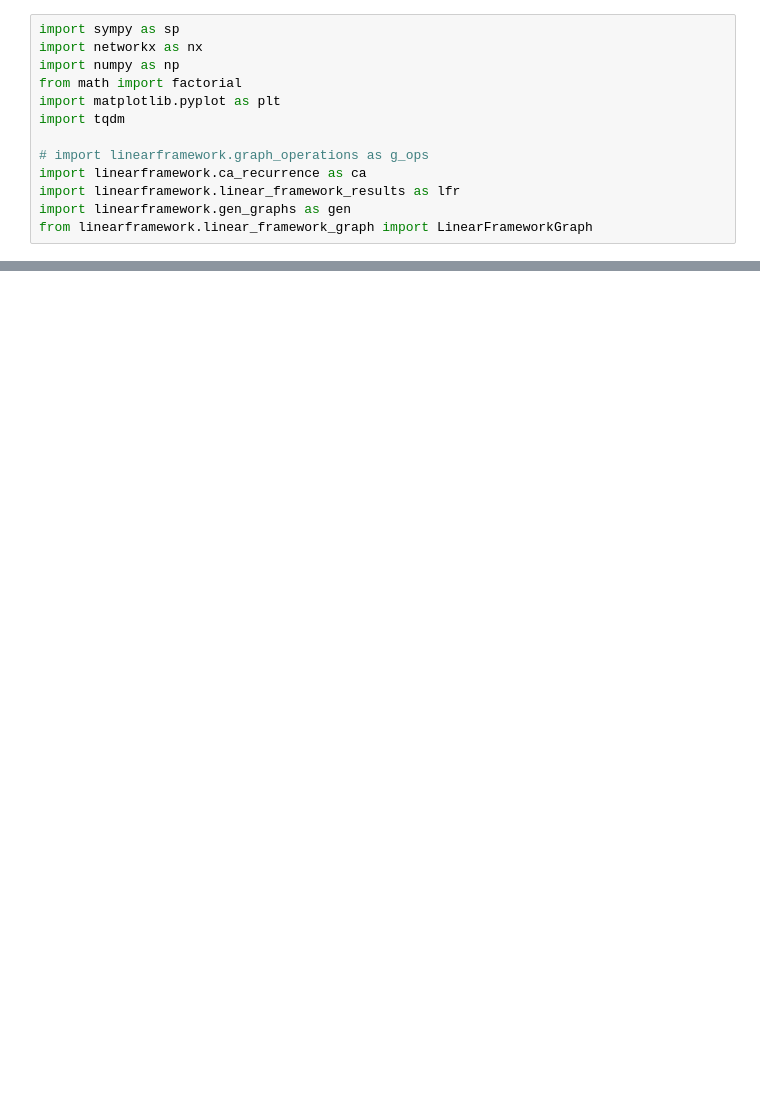
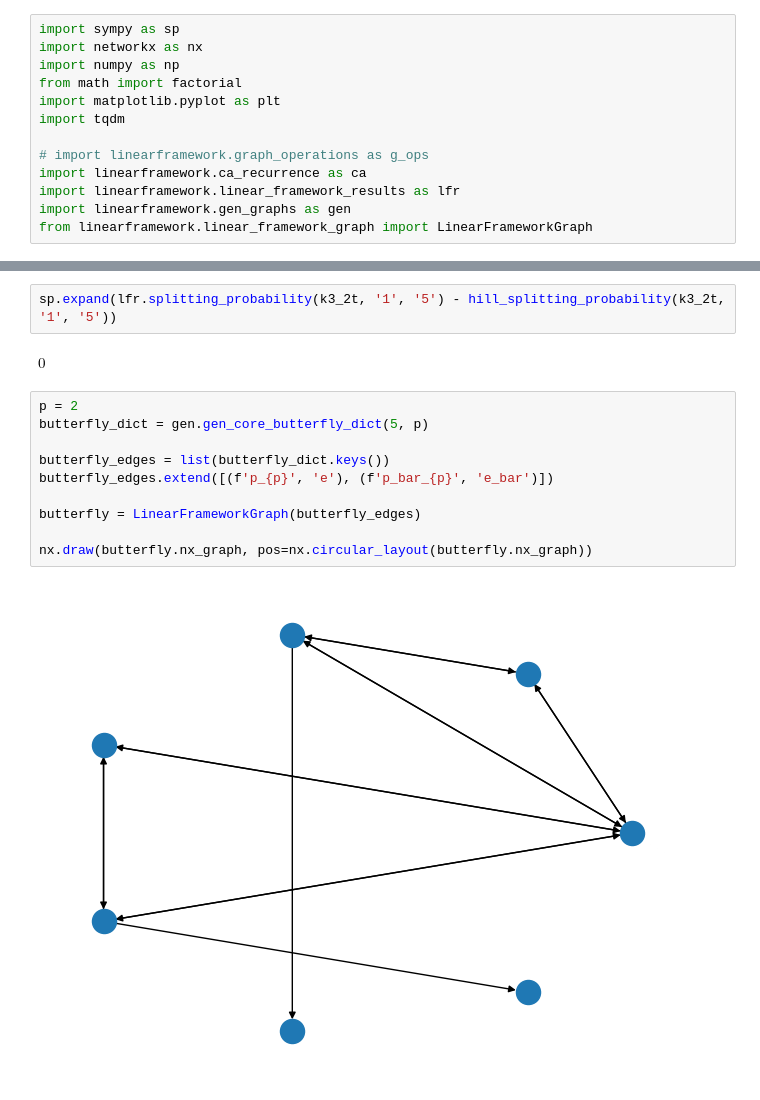
Before and after one commit to alcaemre/linearframework, a Jupyter notebook: linearframework/scripts/workshop.ipynb, the cells around one changed output, grey strips where cells are left out. Cells and saved outputs as stored; diff of their text form; blank space fills up the shorter version.

```diff
--- a/linearframework/scripts/workshop.ipynb
+++ b/linearframework/scripts/workshop.ipynb
@@ -90,0 +96,16 @@ return datapoints
+# %%
+sp.expand(lfr.splitting_probability(k3_2t, '1', '5') - hill_splitting_probability(k3_2t, '1', '5'))
+# %% [output]
+$\displaystyle 0$
+# %%
+p = 2
+butterfly_dict = gen.gen_core_butterfly_dict(5, p)
+
+butterfly_edges = list(butterfly_dict.keys())
+butterfly_edges.extend([(f'p_{p}', 'e'), (f'p_bar_{p}', 'e_bar')])
+
+butterfly = LinearFrameworkGraph(butterfly_edges)
+
+nx.draw(butterfly.nx_graph, pos=nx.circular_layout(butterfly.nx_graph))
+# %% [output]
+[figure, added]
```
Also changed, not shown: parts of 20 cells of this notebook, 8 other files.
